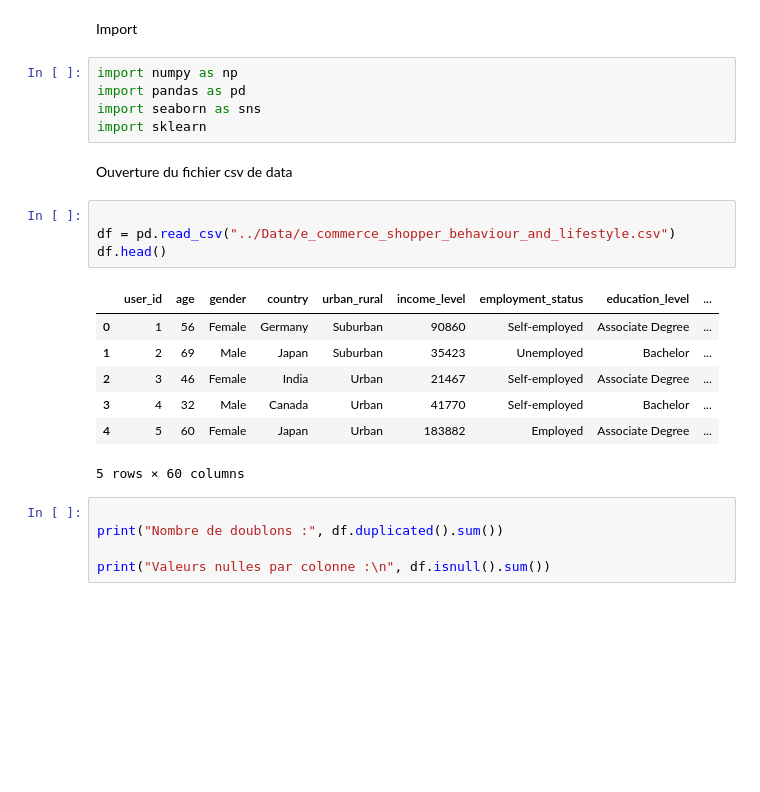
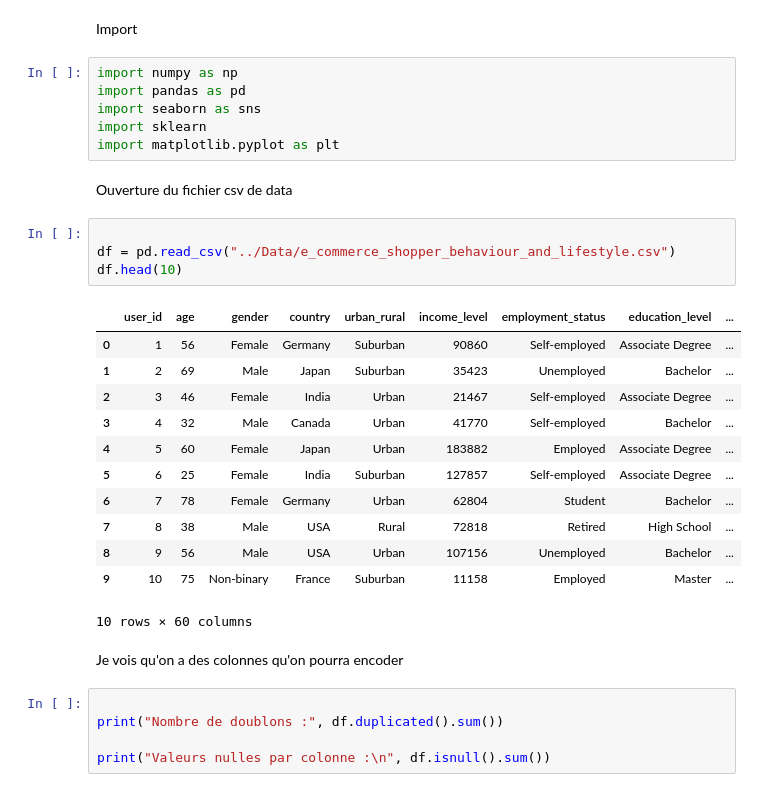
Before and after one commit to enniriss/Predict_Bitcoin, a Jupyter notebook: src/analyse.ipynb, the cells around one changed output. Drawn from its saved outputs; the diff is of its cells as text; blank space fills up the shorter version.

```diff
--- a/src/analyse.ipynb
+++ b/src/analyse.ipynb
@@ -5,20 +5,28 @@ import numpy as np
 import pandas as pd
 import seaborn as sns
 import sklearn
+import matplotlib.pyplot as plt
 # %% [markdown]
 Ouverture du fichier csv de data
 # %%
 
 df = pd.read_csv("../Data/e_commerce_shopper_behaviour_and_lifestyle.csv")
-df.head()
+df.head(10)
 # %% [output]
 |  | user_id | age | gender | country | urban_rural | income_level | employment_status | education_level | ... |
 | 0 | 1 | 56 | Female | Germany | Suburban | 90860 | Self-employed | Associate Degree | ... |
 | 1 | 2 | 69 | Male | Japan | Suburban | 35423 | Unemployed | Bachelor | ... |
 | 2 | 3 | 46 | Female | India | Urban | 21467 | Self-employed | Associate Degree | ... |
 | 3 | 4 | 32 | Male | Canada | Urban | 41770 | Self-employed | Bachelor | ... |
 | 4 | 5 | 60 | Female | Japan | Urban | 183882 | Employed | Associate Degree | ... |
+| 5 | 6 | 25 | Female | India | Suburban | 127857 | Self-employed | Associate Degree | ... |
+| 6 | 7 | 78 | Female | Germany | Urban | 62804 | Student | Bachelor | ... |
+| 7 | 8 | 38 | Male | USA | Rural | 72818 | Retired | High School | ... |
+| 8 | 9 | 56 | Male | USA | Urban | 107156 | Unemployed | Bachelor | ... |
+| 9 | 10 | 75 | Non-binary | France | Suburban | 11158 | Employed | Master | ... |
-5 rows × 60 columns
+10 rows × 60 columns
+# %% [markdown]
+Je vois qu'on a des colonnes qu'on pourra encoder
 # %%
 
 print("Nombre de doublons :", df.duplicated().sum())
```
Also changed, not shown: parts of 10 cells of this notebook, 1 other file.
